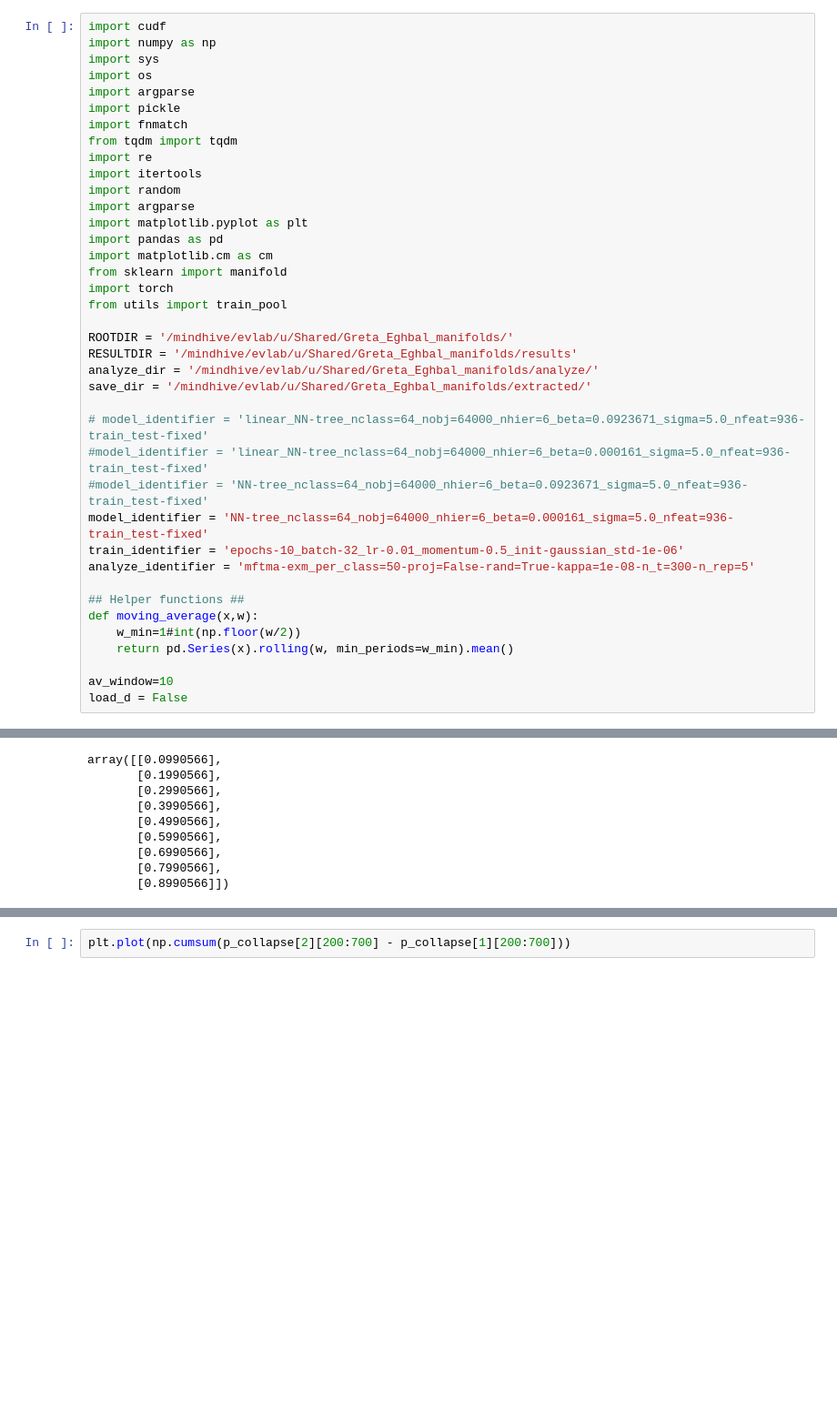
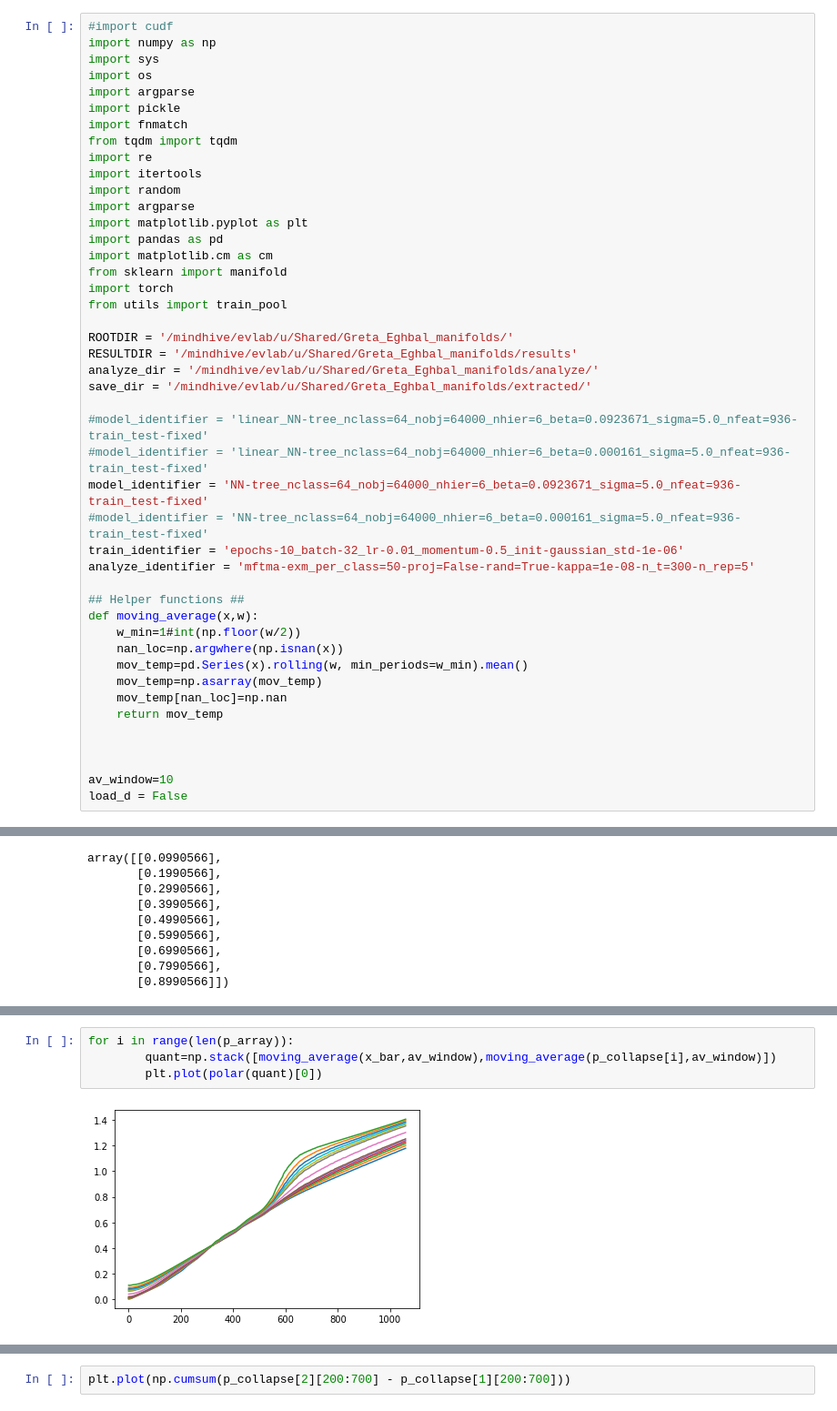
Before and after one commit to eghbalhosseini/neural_manifolds, a Jupyter notebook: KNN_analysis_func_standardize_eh_edit.ipynb, the cells around one changed output, grey strips where cells are left out. Shown at 91% size. Drawn from its saved outputs; the diff is of its cells as text; blank space fills up the shorter version.

```diff
--- a/KNN_analysis_func_standardize_eh_edit.ipynb
+++ b/KNN_analysis_func_standardize_eh_edit.ipynb
@@ -1,5 +1,5 @@
 # %%
-import cudf
+#import cudf
 import numpy as np
 import sys
 import os
@@ -23,17 +23,23 @@ RESULTDIR = '/mindhive/evlab/u/Shared/Greta_Eghbal_manifolds/results'
 analyze_dir = '/mindhive/evlab/u/Shared/Greta_Eghbal_manifolds/analyze/'
 save_dir = '/mindhive/evlab/u/Shared/Greta_Eghbal_manifolds/extracted/'
 
-# model_identifier = 'linear_NN-tree_nclass=64_nobj=64000_nhier=6_beta=0.0923671_sigma=5.0_nfeat=936-train_test-fixed'
+#model_identifier = 'linear_NN-tree_nclass=64_nobj=64000_nhier=6_beta=0.0923671_sigma=5.0_nfeat=936-train_test-fixed'
 #model_identifier = 'linear_NN-tree_nclass=64_nobj=64000_nhier=6_beta=0.000161_sigma=5.0_nfeat=936-train_test-fixed'
-#model_identifier = 'NN-tree_nclass=64_nobj=64000_nhier=6_beta=0.0923671_sigma=5.0_nfeat=936-train_test-fixed'
-model_identifier = 'NN-tree_nclass=64_nobj=64000_nhier=6_beta=0.000161_sigma=5.0_nfeat=936-train_test-fixed'
+model_identifier = 'NN-tree_nclass=64_nobj=64000_nhier=6_beta=0.0923671_sigma=5.0_nfeat=936-train_test-fixed'
+#model_identifier = 'NN-tree_nclass=64_nobj=64000_nhier=6_beta=0.000161_sigma=5.0_nfeat=936-train_test-fixed'
 train_identifier = 'epochs-10_batch-32_lr-0.01_momentum-0.5_init-gaussian_std-1e-06'
 analyze_identifier = 'mftma-exm_per_class=50-proj=False-rand=True-kappa=1e-08-n_t=300-n_rep=5'
 
 ## Helper functions ##
 def moving_average(x,w):
     w_min=1#int(np.floor(w/2))
-    return pd.Series(x).rolling(w, min_periods=w_min).mean()
+    nan_loc=np.argwhere(np.isnan(x))
+    mov_temp=pd.Series(x).rolling(w, min_periods=w_min).mean()
+    mov_temp=np.asarray(mov_temp)
+    mov_temp[nan_loc]=np.nan
+    return mov_temp
+
+
 
 av_window=10
 load_d = False
@@ -239,0 +345,6 @@ p_collapse[0].shape
+# %%
+for i in range(len(p_array)):
+        quant=np.stack([moving_average(x_bar,av_window),moving_average(p_collapse[i],av_window)])
+        plt.plot(polar(quant)[0])
+# %% [output]
+[figure, added]
```
Also changed, not shown: parts of 22 cells of this notebook, 8 other files.
